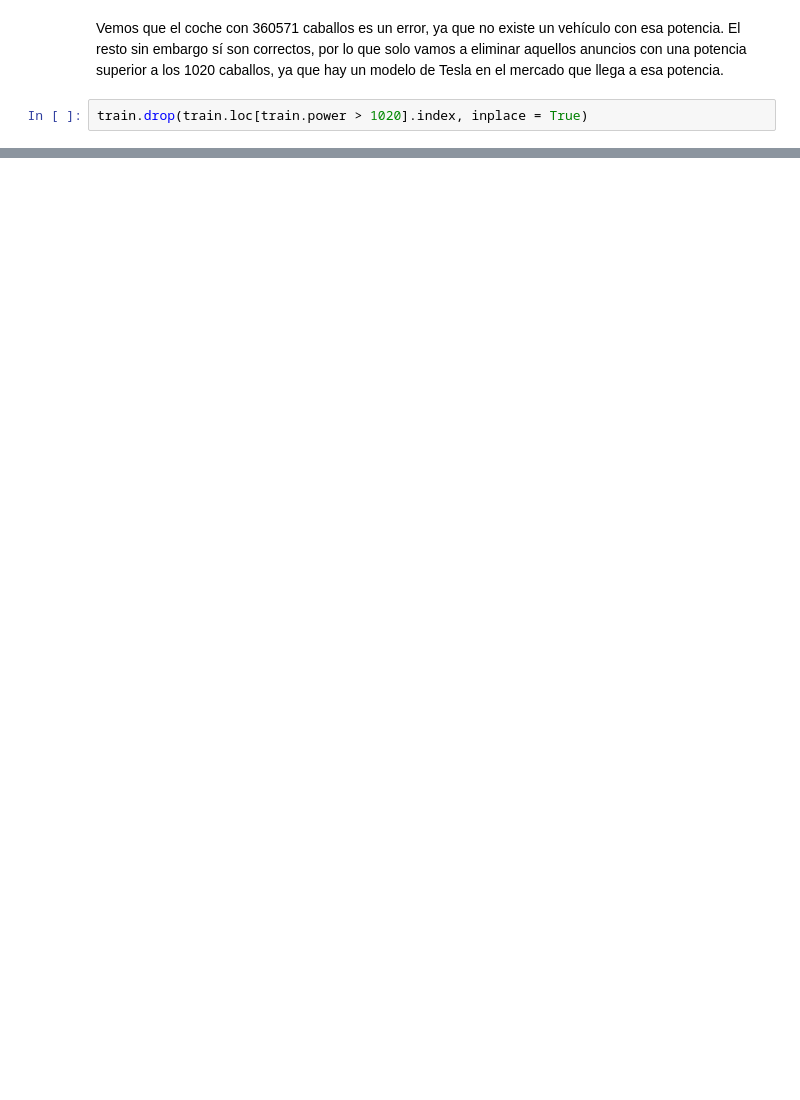
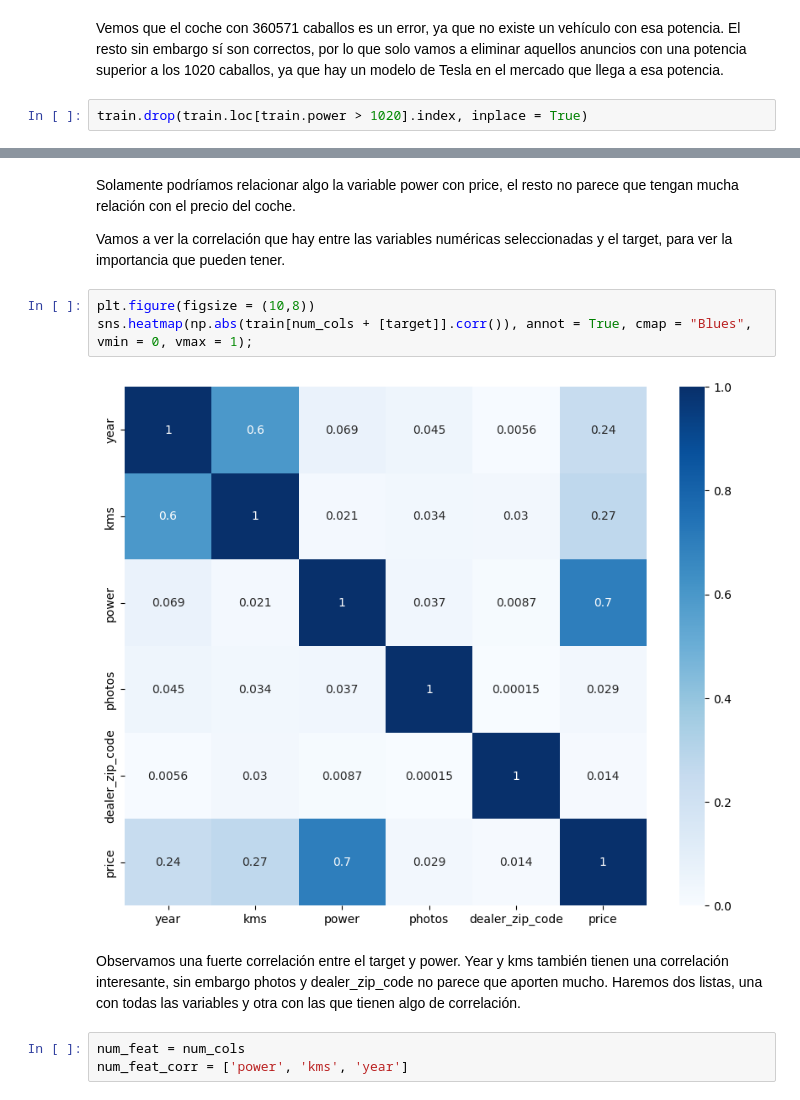
Before and after one commit to mPuchadesdo/ML_Coches-de-segunda-mano, a Jupyter notebook: src/notebooks/data_exploration.ipynb, the cells around one changed output, grey strips where cells are left out. Drawn from its saved outputs; the diff is of its cells as text; blank space fills up the shorter version.

```diff
--- a/src/notebooks/data_exploration.ipynb
+++ b/src/notebooks/data_exploration.ipynb
@@ -404,0 +425,14 @@ train.drop(train.loc[train.power > 1020].index, inplace = True)
+# %% [markdown]
+Solamente podríamos relacionar algo la variable power con price, el resto no parece que tengan mucha relación con el precio del coche.
+
+Vamos a ver la correlación que hay entre las variables numéricas seleccionadas y el target, para ver la importancia que pueden tener.
+# %%
+plt.figure(figsize = (10,8))
+sns.heatmap(np.abs(train[num_cols + [target]].corr()), annot = True, cmap = "Blues", vmin = 0, vmax = 1);
+# %% [output]
+[figure, added]
+# %% [markdown]
+Observamos una fuerte correlación entre el target y power. Year y kms también tienen una correlación interesante, sin embargo photos y dealer_zip_code no parece que aporten mucho. Haremos dos listas, una con todas las variables y otra con las que tienen algo de correlación.
+# %%
+num_feat = num_cols
+num_feat_corr = ['power', 'kms', 'year']
```
Also changed, not shown: parts of 42 cells of this notebook.
